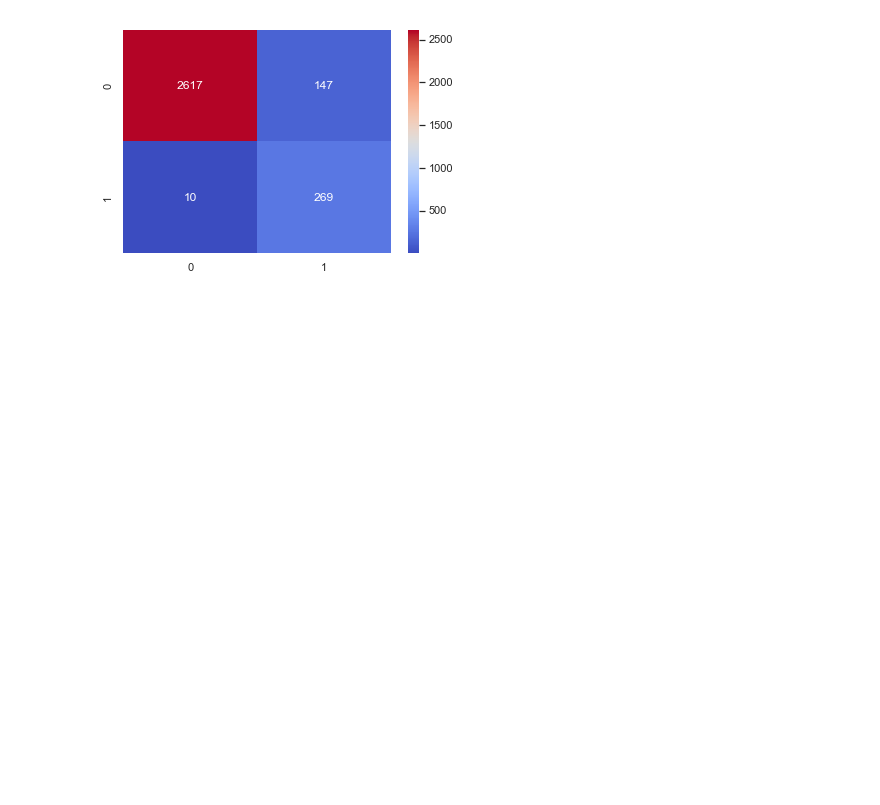
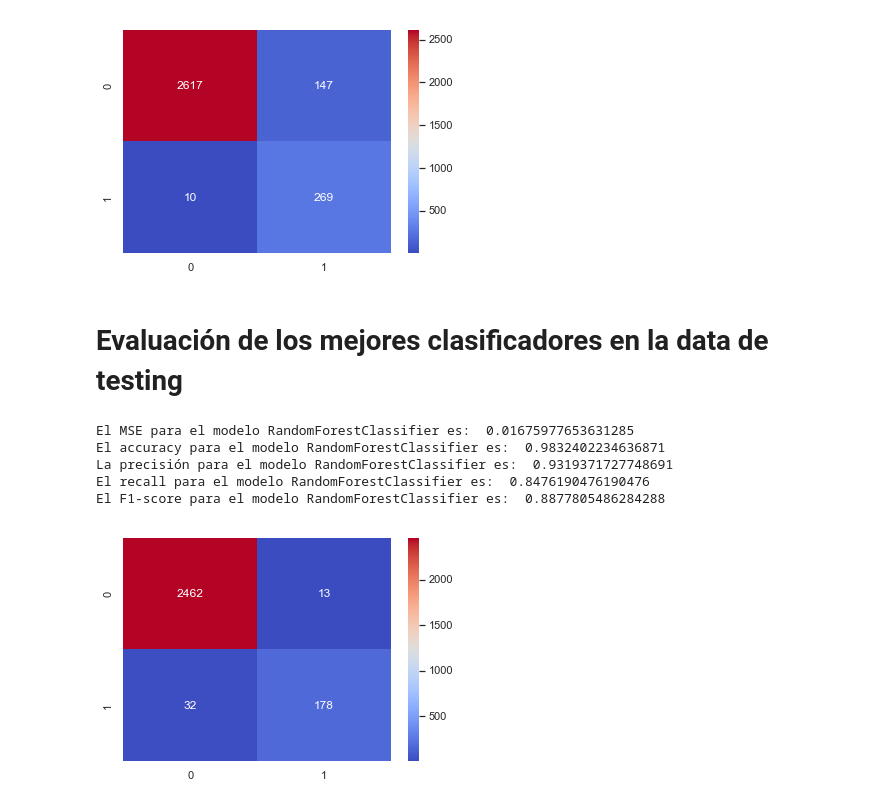
Before and after one commit to MrCycler/ML_PULSAR_CLASSIFICATION_PROJECT, a Jupyter notebook: APLICACION DE ALGORITMOS/Prueba_Algoritmos_DataNormalizada.ipynb, the cells around one changed output. Drawn from its saved outputs; the diff is of its cells as text; code cells hidden in the pictures; blank space fills up the shorter version.

Commit message:
Evaluación en data test
Ejecución de los mejores estimadores en la data de testing

```diff
--- a/APLICACION DE ALGORITMOS/Prueba_Algoritmos_DataNormalizada.ipynb
+++ b/APLICACION DE ALGORITMOS/Prueba_Algoritmos_DataNormalizada.ipynb
@@ -579,3 +567,15 @@ La precisión para el modelo MLPClassifier es:  0.6466346153846154
 El recall para el modelo MLPClassifier es:  0.96415770609319
 El F1-score para el modelo MLPClassifier es:  0.7741007194244605
 [figure]
+# %% [markdown]
+# Evaluación de los mejores clasificadores en la data de testing
+# %%
+#RF - Evaluamos el mejor estimador con la data de test
+functions.eval_model(RF_gd.best_estimator_, X_test_sca, y_test_sca)
+# %% [output]
+El MSE para el modelo RandomForestClassifier es:  0.01675977653631285
+El accuracy para el modelo RandomForestClassifier es:  0.9832402234636871
+La precisión para el modelo RandomForestClassifier es:  0.9319371727748691
+El recall para el modelo RandomForestClassifier es:  0.8476190476190476
+El F1-score para el modelo RandomForestClassifier es:  0.8877805486284288
+[figure, added]
```
Also changed, not shown: parts of 14 cells of this notebook.
